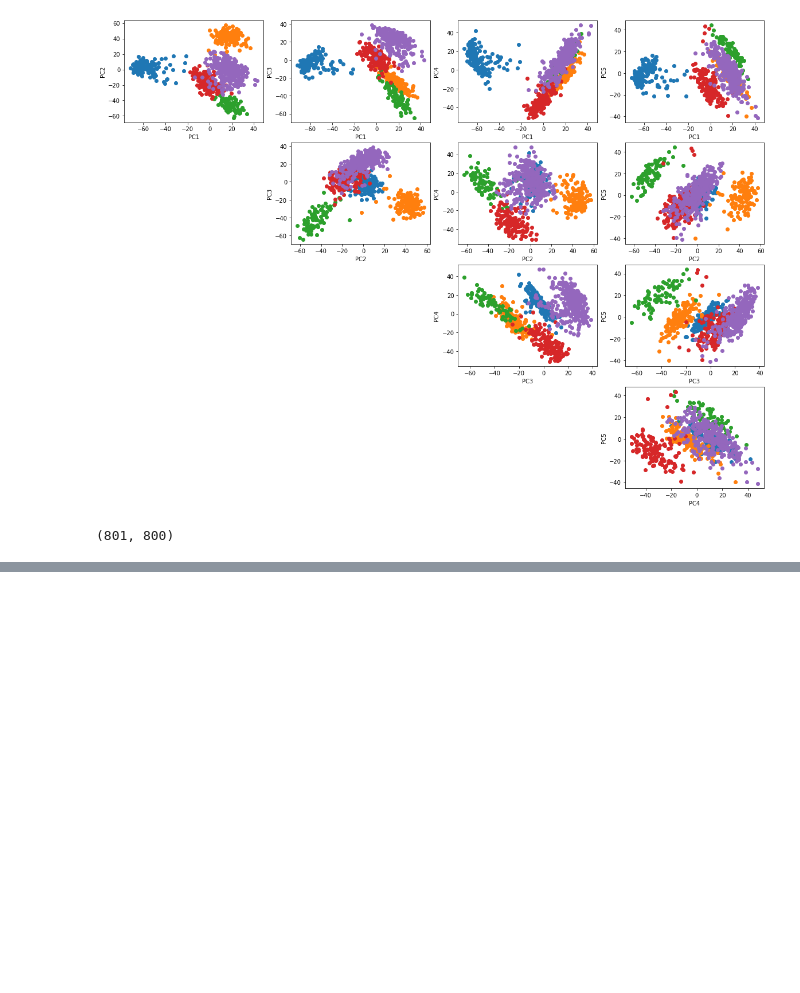
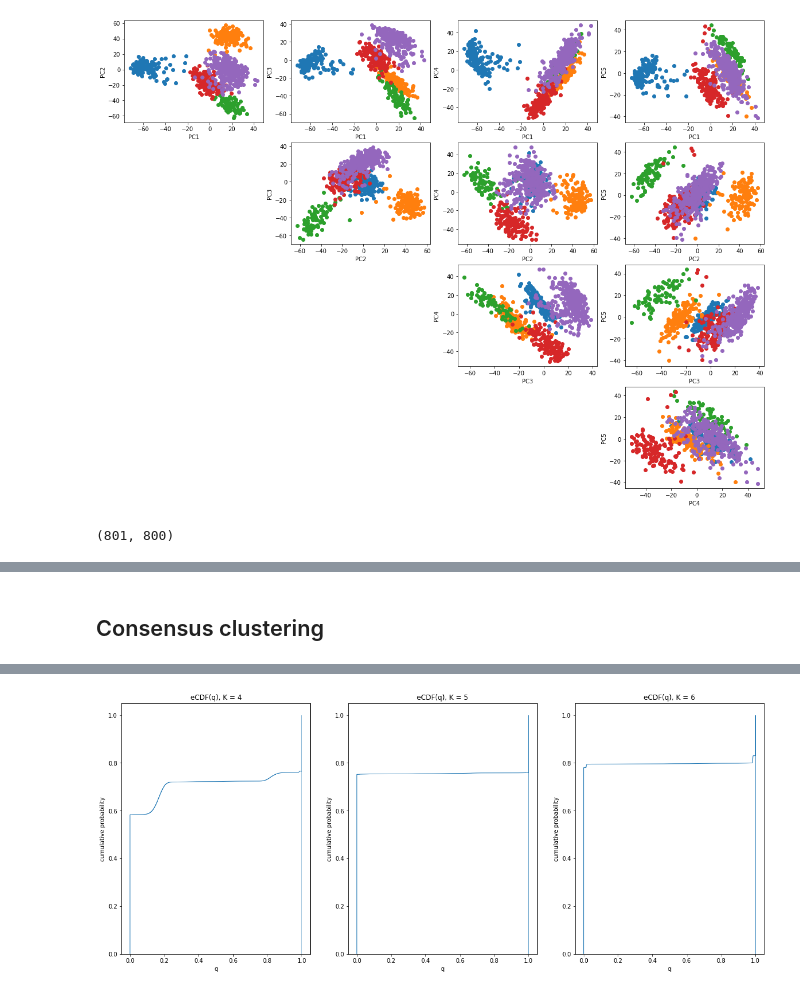
Before and after one commit to dtonderski/statistical_learning_for_big_data, a Jupyter notebook: Homework 2/P2_fred.ipynb, the cells around one changed output, grey strips where cells are left out. Saved outputs shown, nothing was run; the diff lists cells and outputs as text; code cells hidden in the pictures; blank space fills up the shorter version.

```diff
--- a/Homework 2/P2_fred.ipynb
+++ b/Homework 2/P2_fred.ipynb
@@ -481,0 +356,2 @@ plt.show()
+# %% [markdown]
+## Consensus clustering ##
@@ -481,0 +364,76 @@ plt.show()
+# %%
+X = PC
+n,p = X.shape
+
+K_max = 10
+nr_tries = 100
+K_array = list(range(2, K_max))
+nr_samples = int(np.floor(0.8*n))
+PAC = np.zeros(len(K_array))
+
+for K in K_array:
+
+    C = np.zeros((n,n))
+    M = np.zeros((n,n))
+    J = np.zeros((n,n))
+
+    for m in range(nr_tries):
+        #Draw samples w/o replacement
+        indexes = np.array(sample(range(n), nr_samples))
+        X_m = X[indexes,:]
+
+        #Perform k-means clustering
+        kmeans = KMeans(n_clusters=K, random_state=0).fit(X_m)
+        labels = kmeans.labels_
+
+        #Feed values into J_m and M_m
+        M_m = np.zeros((n,n))
+        J_m = np.zeros((n,n))
+        j_m = np.zeros(n)
+        j_m[indexes] = 1
+        j_m = j_m[np.newaxis]
+        J_m = np.transpose(j_m)@j_m
+
+        for k in range(K):
+            ind = np.argwhere(labels == k)
+            m_m = np.zeros(n)
+            m_m[indexes[ind]] = 1
+            m_m = m_m[np.newaxis]
+            M_m += np.transpose(m_m)@m_m
+
+
+        M += M_m
+        J += J_m
+
+    J_zeros = np.argwhere(J == 0)
+    C = np.divide(M,J)
+
+    flat_C = C.flatten()
+    C_zeros = np.argwhere(flat_C == 0)
+    C_ones = np.argwhere(flat_C == 1)
+    ratio = (len(C_ones) + len(C_zeros))/len(flat_C)
+    PAC_K = CDF(flat_C,0.99) - CDF(flat_C,0.01)
+    PAC[K-2] = PAC_K
+    lil_C = np.sort(flat_C)
+
+
+
+    print(f'\n K: {K}')
+    print(f'number of 0-elements in J: {len(J_zeros)}')
+    print(f'nr of elements in C not 0 or 1: {len(flat_C)- (len(C_ones) + len(C_zeros))}')
+    print(f'ratio of elements in C being either 0 or 1: {ratio}')
+    print(f'PAC_K: {PAC_K}')
+
+
+    plt.rcParams["figure.figsize"]=20,8
+
+
+    if(K in [4,5,6]):
+        plt.subplot(1,3,K-3)
+        plt.hist(flat_C, len(flat_C), density=True, histtype='step',cumulative=True, label='Empirical')
+        plt.title(f'eCDF(q), K = {K}')
+        plt.xlabel('q')
+        plt.ylabel('cumulative probability')
+
+plt.show()
+# %% [output]
@@ -481,0 +457 @@ plt.show()
+[figure, added]
```
Also changed, not shown: parts of 9 cells of this notebook, 2 other files.
